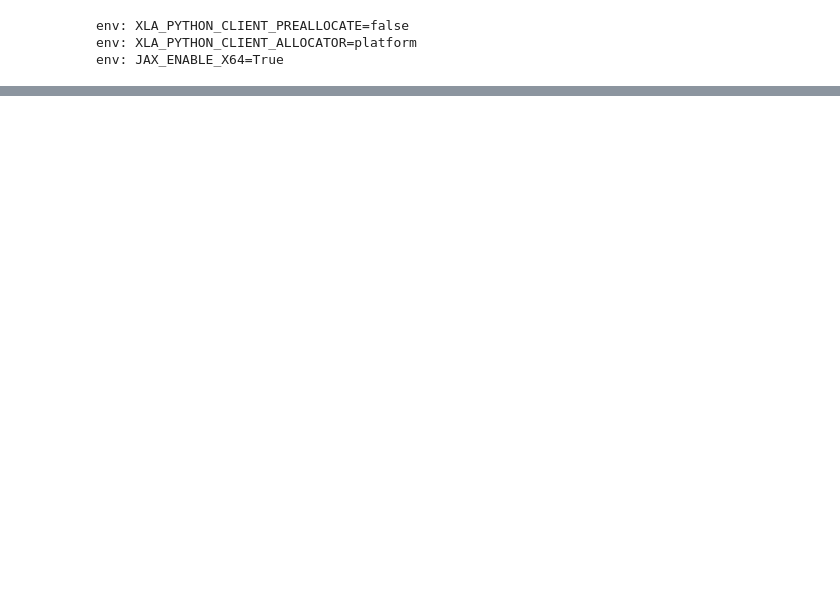
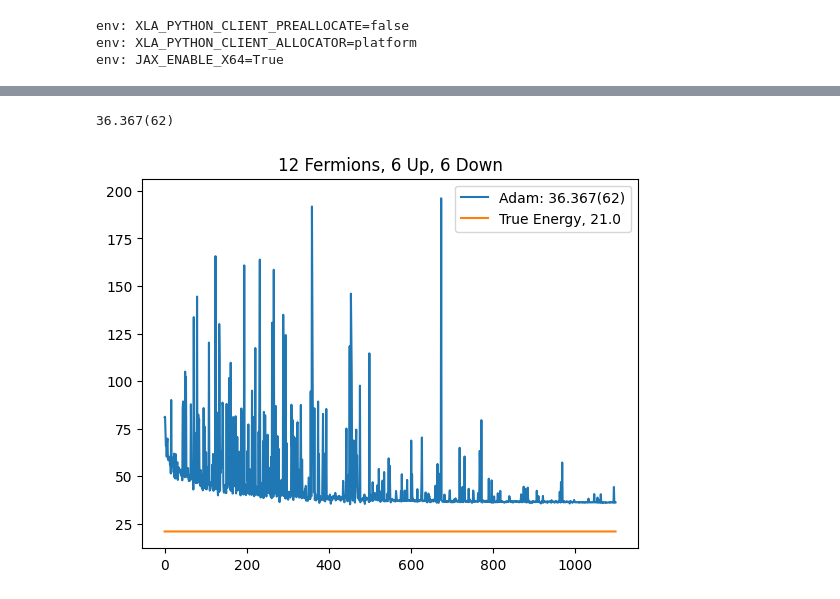
Before and after one commit to hershkumar/summer2022, a Jupyter notebook: neural/fermions/fermi_diff_grad.ipynb, the cells around one changed output, grey strips where cells are left out. Drawn from its saved outputs; the diff is of its cells as text; code cells hidden in the pictures; blank space fills up the shorter version.

```diff
--- a/neural/fermions/fermi_diff_grad.ipynb
+++ b/neural/fermions/fermi_diff_grad.ipynb
@@ -45,9 +45,16 @@ def load_energies(filename):
     with open(filename, 'rb') as f:
         return pickle.load(f)
 
+def compute_true_energy():
+    ret = 0
+    for i in range(N_up):
+        ret += 1/2 * (i+1)
+    for i in range(N_down):
+        ret += 1/2 * (i+1)
+    return ret
 
-N = 14
-N_up = 7
+N = 12
+N_up = 6
 N_down = N - N_up
 
 
@@ -58,7 +65,7 @@ FACT_DOWN = 1/3
 SYM_DEN = 4
 GPU_INDEX = 1
 
-phi_structure = [50,50]
+phi_structure = [35,35]
 
 m = 1
 hbar = 1
@@ -461,35 +476,39 @@ plt.show()
 # %%
 final = gv.gvar(mean_energy, max(us))
 print(final)
+# %% [output]
+36.367(62)
 # %%
-true_energy = 1/2 + 1/2 + 3/2 + 3/2 + 5/2 + 5/2 + 7/2 + 7/2 + 9/2 + 9/2 + 11/2 + 11/2 + 13/2 + 13/2
+true_energy = compute_true_energy()
 # true_energy = 1/2 + 1/2 + 3/2
 total_hists =  resultsa[0]  + resultsb[0] + resultsc[0]
 #+ resultsd[0]
 # + resultse[0]
 
 # + resultsd[0]
 total_uncerts = resultsa[1] + resultsb[1] + resultsc[1]
 #+ resultsd[1]
 # + resultse[1]
 # + resultsd[1]
 
 total_hists = jax.device_put(total_hists, device=jax.devices("cpu")[0])
 
 
 # get index of minimum value
 
 plt.plot(np.arange(0, len(total_hists)), total_hists, label="Adam: " + str(final))
 # plt.xlim(1000, 1050)
 # plt.ylim(30, 50)
 # plot the uncertainties
 a_hists = np.array(total_hists)
 a_uncerts = np.array(total_uncerts)
 plt.fill_between(np.arange(0,len(total_hists)), a_hists - a_uncerts, a_hists + a_uncerts, alpha=.4)
 # get the network structure
 plt.plot(np.arange(0, len(total_hists)), [true_energy for x in np.arange(0, len(total_hists))], label=r"True Energy, " + str(round(true_energy,3)))
 pdiff = (final - true_energy)/true_energy*100
 # plt.annotate(" Final Percent Diff = " + str(round(pdiff,3)) + "%", xy=(.1, .9), xycoords= 'axes fraction')
 plt.legend()
 plt.title(str(N) + " Fermions, "+ str(N_up) + " Up, "+str(N_down)+" Down")
 plt.show()
+# %% [output]
+[figure, added]
```
Also changed, not shown: parts of 6 cells of this notebook, 1 other file.
